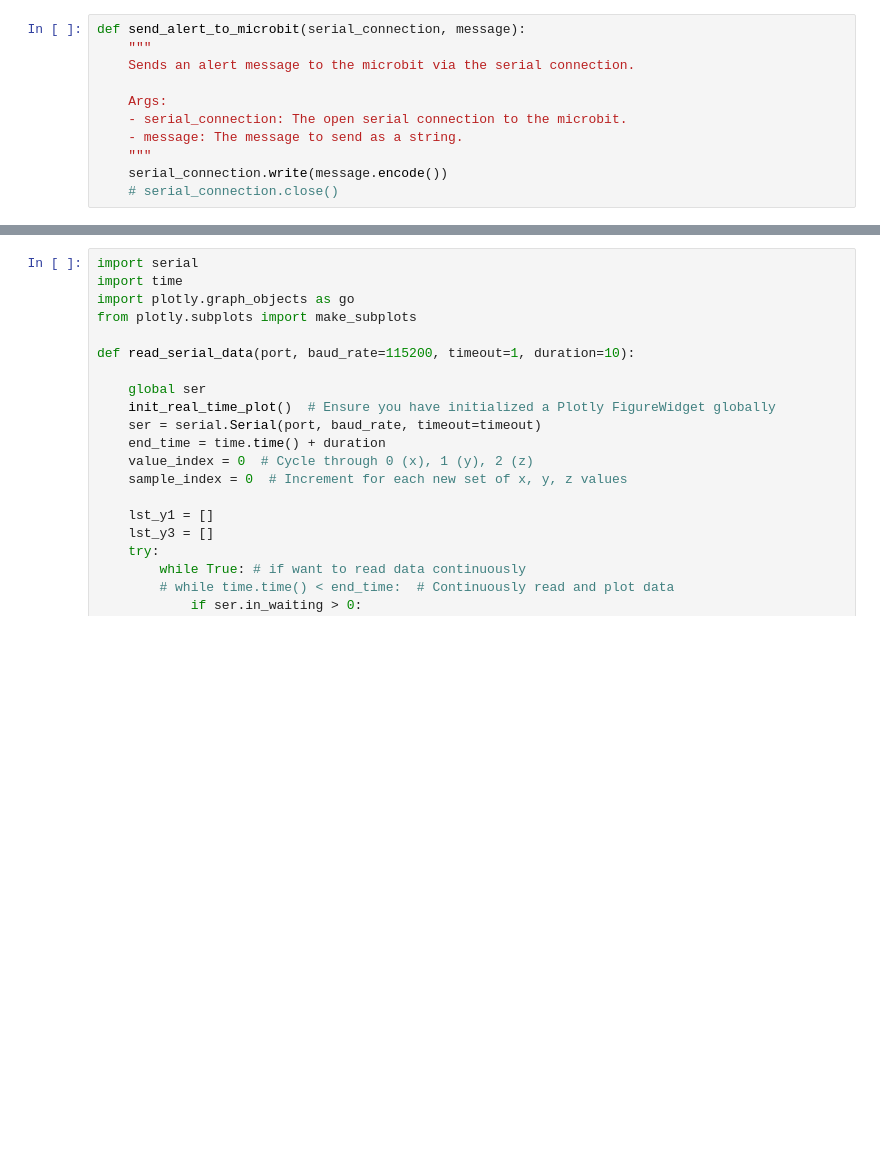
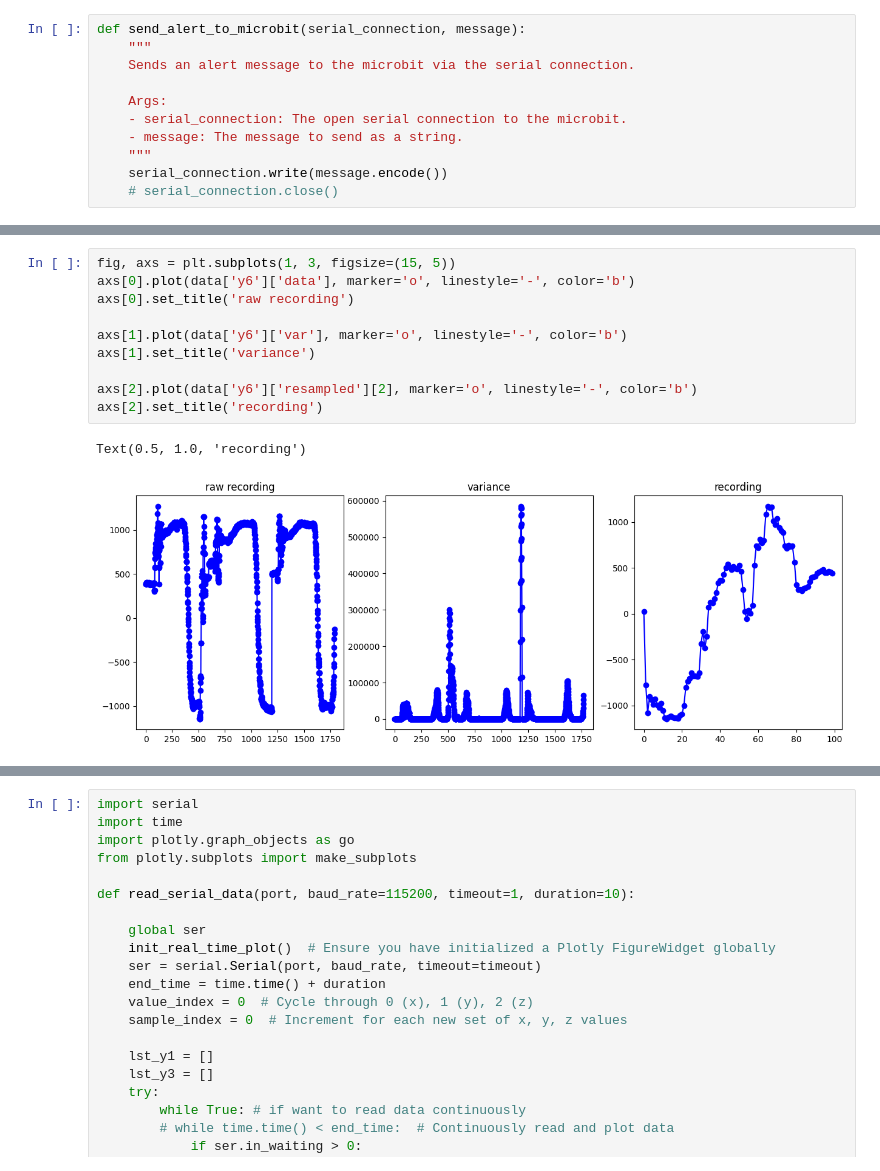
Before and after one commit to yiminzheng29/iotproject, a Jupyter notebook: test.ipynb, the cells around one changed output, grey strips where cells are left out. Saved outputs shown, nothing was run; the diff lists cells and outputs as text; blank space fills up the shorter version.

```diff
--- a/test.ipynb
+++ b/test.ipynb
@@ -36,0 +477,13 @@ def send_alert_to_microbit(serial_connection, message):
+# %%
+fig, axs = plt.subplots(1, 3, figsize=(15, 5))
+axs[0].plot(data['y6']['data'], marker='o', linestyle='-', color='b')
+axs[0].set_title('raw recording')
+
+axs[1].plot(data['y6']['var'], marker='o', linestyle='-', color='b')
+axs[1].set_title('variance')
+
+axs[2].plot(data['y6']['resampled'][2], marker='o', linestyle='-', color='b')
+axs[2].set_title('recording')
+# %% [output]
+Text(0.5, 1.0, 'recording')
+[figure, added]
```
Also changed, not shown: parts of 41 cells of this notebook, 31 other files.
